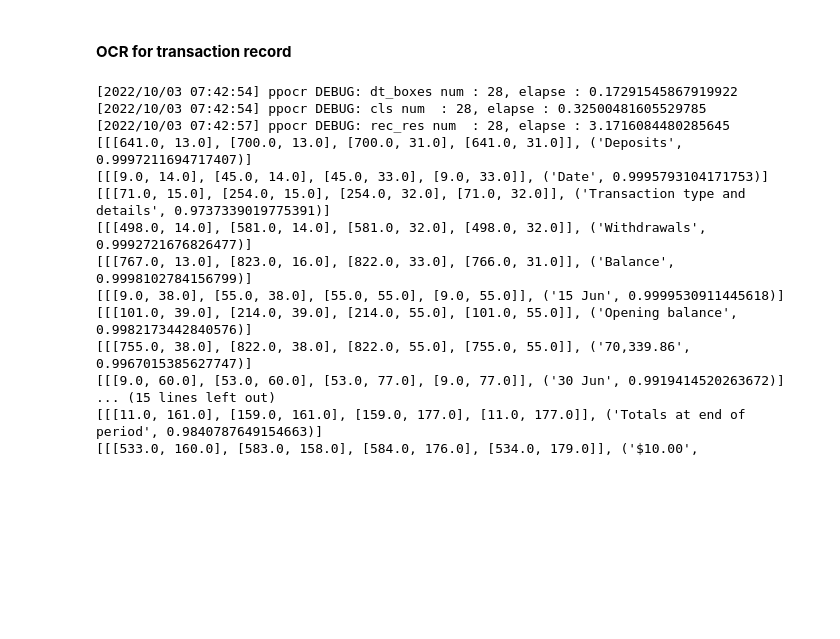
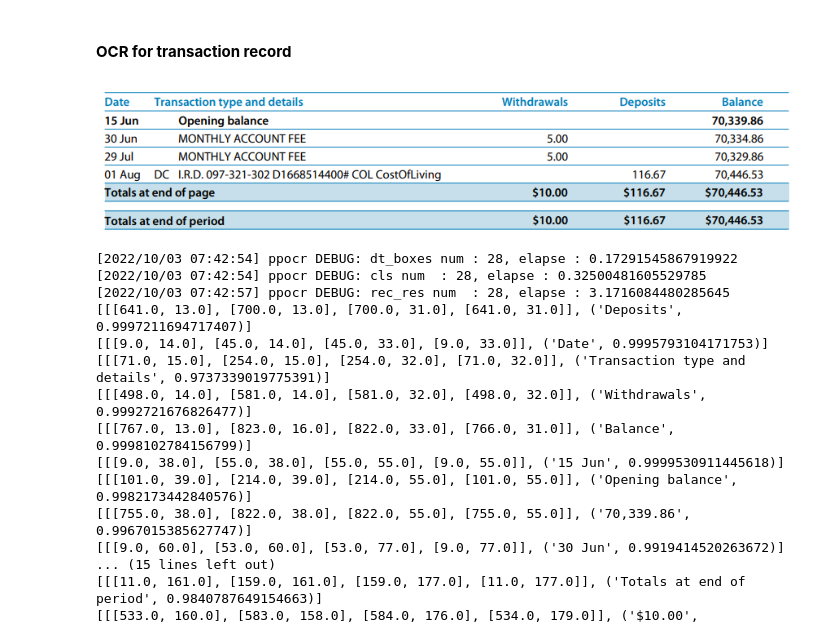
Before and after one commit to JasonSCFu/AIML-Applications-in-Financial-Sector, a Jupyter notebook: OCR_for_bank_documents.ipynb, the cells around one changed output. Saved outputs shown, nothing was run; the diff lists cells and outputs as text; code cells hidden in the pictures; blank space fills up the shorter version.

```diff
--- a/OCR_for_bank_documents.ipynb
+++ b/OCR_for_bank_documents.ipynb
@@ -64,4 +64,10 @@ TextRotNet for text rectification and SVTR model for text recognition.
 # %%
 from paddleocr import PaddleOCR,draw_ocr
 from IPython.display import Image
+# %%
+#### Image that needs to be scanned
+img_path = '/content/drive/MyDrive/Paddle/txn_image.PNG'
+Image(img_path)
+# %% [output]
+[figure, added]
 # %%
```
Also changed, not shown: parts of 7 cells of this notebook.
